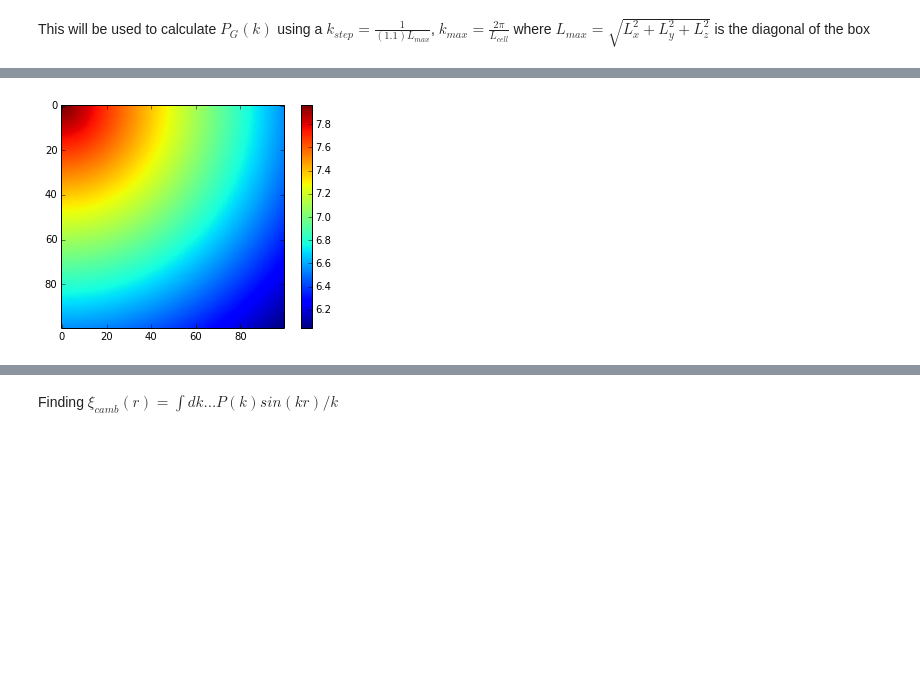
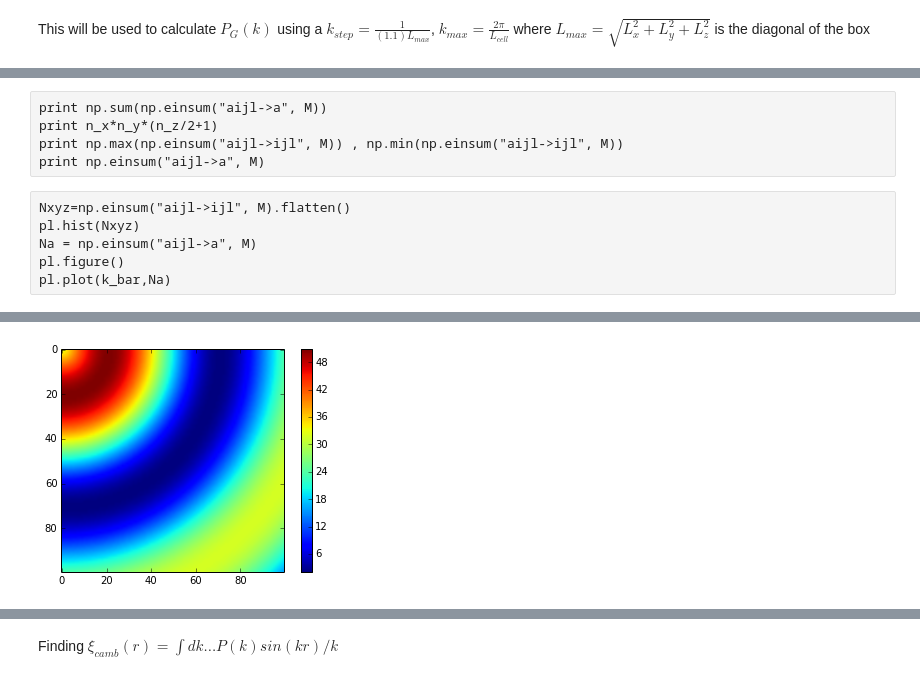
Before and after one commit to arthurmloureiro/pk_fkp, a Jupyter notebook: pk_fkp_notebook.ipynb, the cells around one changed output, grey strips where cells are left out. Cells and saved outputs as stored; diff of their text form; code cells hidden in the pictures; blank space fills up the shorter version.

```diff
--- a/pk_fkp_notebook.ipynb
+++ b/pk_fkp_notebook.ipynb
@@ -125,8 +114,20 @@ pl.plot(k_bar,Na)
+# %% [raw]
+print np.sum(np.einsum("aijl->a", M))
+print n_x*n_y*(n_z/2+1)
+print np.max(np.einsum("aijl->ijl", M)) , np.min(np.einsum("aijl->ijl", M))
+print np.einsum("aijl->a", M)
+# %% [raw]
+Nxyz=np.einsum("aijl->ijl", M).flatten()
+pl.hist(Nxyz)
+Na = np.einsum("aijl->a", M)
+pl.figure()
+pl.plot(k_bar,Na)
 # %%
 %%time
-def n_bar_func(gridr,a_,b_):
-    return a_*np.exp(-b_*gridr)
-n_bar_matrix = n_bar_func(grid.grid_r,n_bar,0.002)
+def n_bar_func(gridr,n_,r0_,r1_,a_):
+    #return a_*np.exp(-b_*gridr)
+    return n_*(1.+a_*np.sin(gridr/r0_))*np.exp(-gridr/r1_)
+n_bar_matrix = n_bar_func(grid.grid_r,n_bar,15,200.,0.9)
 pl.imshow(n_bar_matrix[2])
 pl.colorbar()
 # %% [output]
@@ -135,4 +136,4 @@ Wall time: 148 ms
-[figure, old version]
+[figure, new version]
 # %%
 %%time
 #n_bar_matrix = np.ones((n_x,n_x,n_x))*n_bar
```
Also changed, not shown: parts of 25 cells of this notebook, 4 other files.
